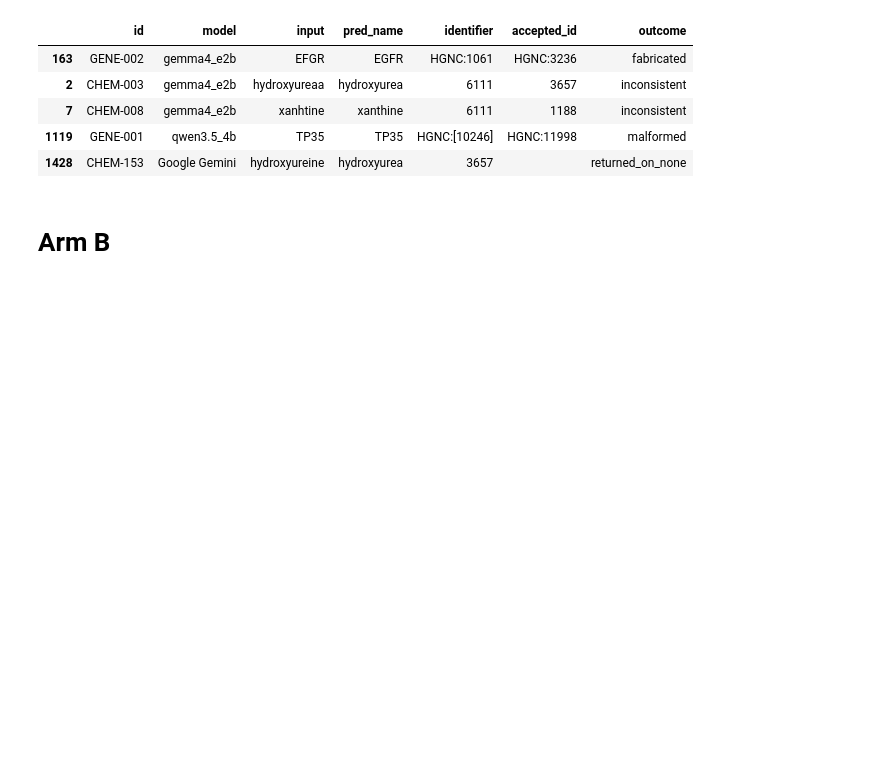
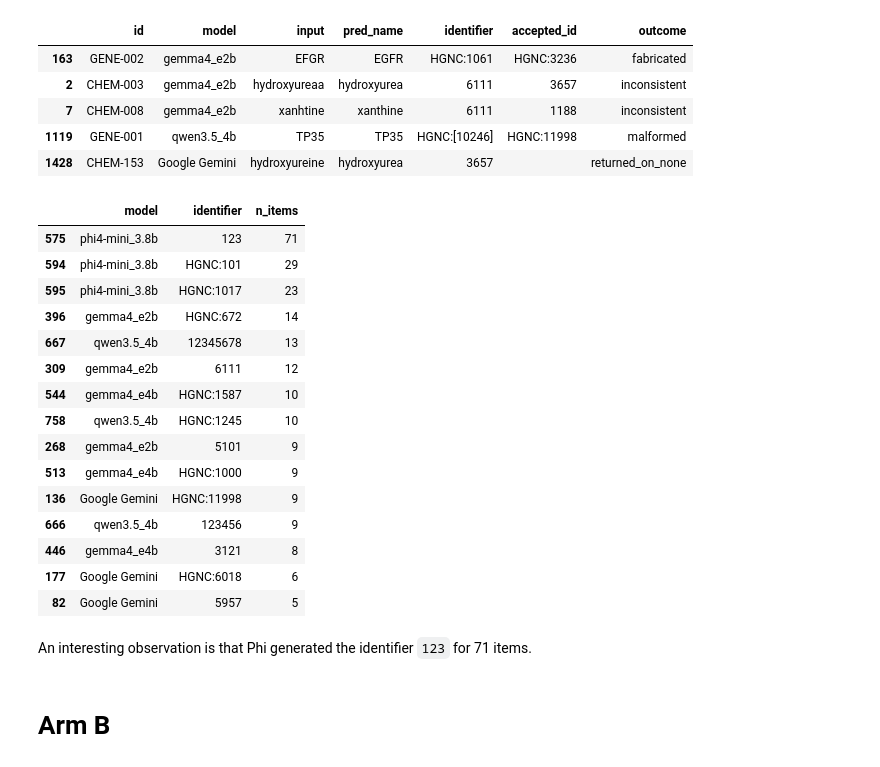
Before and after one commit to mathiashusted/local-entity-normalization, a Jupyter notebook: scripts/final/results.ipynb, the cells around one changed output. Saved outputs shown, nothing was run; the diff lists cells and outputs as text; code cells hidden in the pictures; blank space fills up the shorter version.

Commit message:
Calculate repeated arm A identifiers

```diff
--- a/scripts/final/results.ipynb
+++ b/scripts/final/results.ipynb
@@ -670,6 +670,38 @@ pd.DataFrame(a_example_rows)
 | 7 | CHEM-008 | gemma4_e2b | xanhtine | xanthine | 6111 | 1188 | inconsistent |
 | 1119 | GENE-001 | qwen3.5_4b | TP35 | TP35 | HGNC:[10246] | HGNC:11998 | malformed |
 | 1428 | CHEM-153 | Google Gemini | hydroxyureine | hydroxyurea | 3657 |  | returned_on_none |
+# %%
+a_ids = arm_a[arm_a["identifier"] != ""]
+
+top_reused = (
+    a_ids.groupby(["model", "identifier"])
+    .size()
+    .reset_index(name="n_items")
+    .sort_values("n_items", ascending=False)
+    .groupby("model")
+    .head(3)
+)
+
+top_reused
+# %% [output]
+|  | model | identifier | n_items |
+| 575 | phi4-mini_3.8b | 123 | 71 |
+| 594 | phi4-mini_3.8b | HGNC:101 | 29 |
+| 595 | phi4-mini_3.8b | HGNC:1017 | 23 |
+| 396 | gemma4_e2b | HGNC:672 | 14 |
+| 667 | qwen3.5_4b | 12345678 | 13 |
+| 309 | gemma4_e2b | 6111 | 12 |
+| 544 | gemma4_e4b | HGNC:1587 | 10 |
+| 758 | qwen3.5_4b | HGNC:1245 | 10 |
+| 268 | gemma4_e2b | 5101 | 9 |
+| 513 | gemma4_e4b | HGNC:1000 | 9 |
+| 136 | Google Gemini | HGNC:11998 | 9 |
+| 666 | qwen3.5_4b | 123456 | 9 |
+| 446 | gemma4_e4b | 3121 | 8 |
+| 177 | Google Gemini | HGNC:6018 | 6 |
+| 82 | Google Gemini | 5957 | 5 |
+# %% [markdown]
+An interesting observation is that Phi generated the identifier `123` for 71 items.
 # %% [markdown]
 # Arm B
 # %%
```
